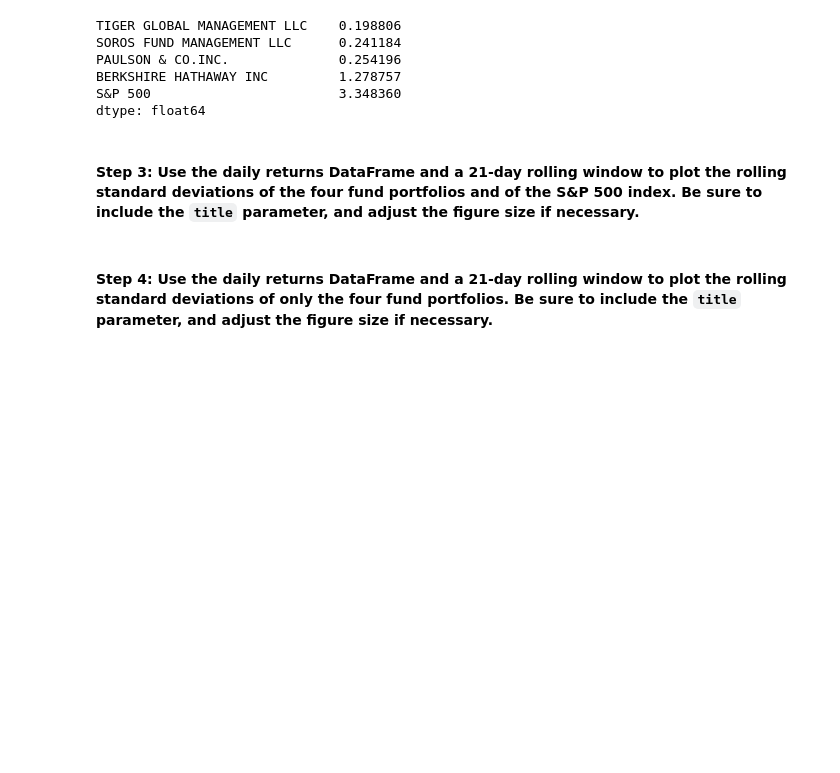
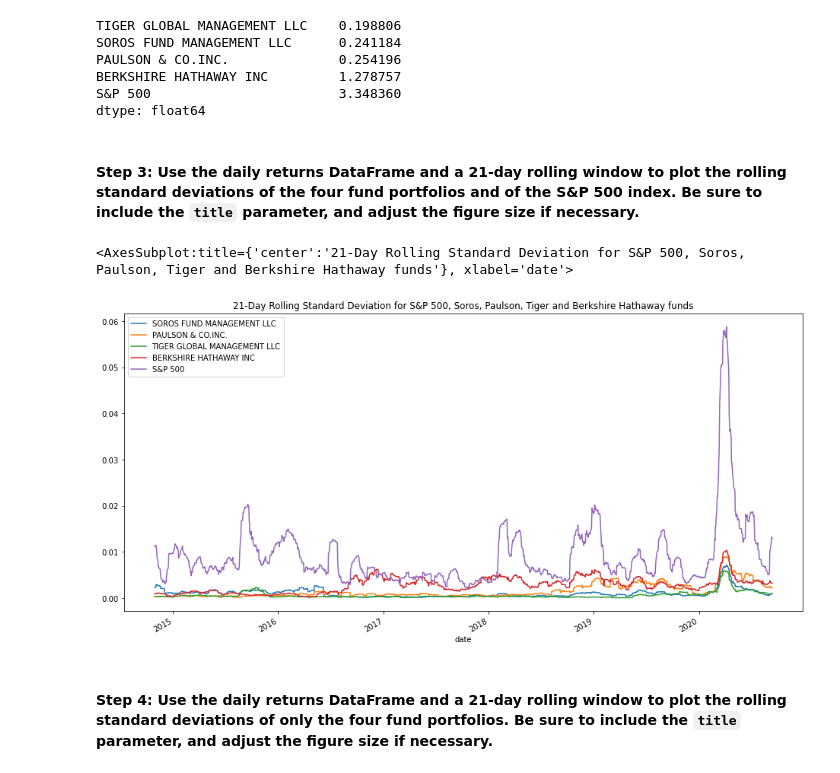
Before and after one commit to odhissm/asset_management, a Jupyter notebook: risk_assessment_app/risk_return_analysis.ipynb, the cells around one changed output. Saved outputs shown, nothing was run; the diff lists cells and outputs as text; code cells hidden in the pictures; blank space fills up the shorter version.

```diff
--- a/risk_assessment_app/risk_return_analysis.ipynb
+++ b/risk_assessment_app/risk_return_analysis.ipynb
@@ -284,8 +307,16 @@ dtype: float64
 # %%
 # Using the daily returns DataFrame and a 21-day rolling window,
 # plot the rolling standard deviation of the 4 portfolios and the S&P 500
 # Include a title parameter and adjust the figure size
 # YOUR CODE HERE
+# Plot a 21-Day rolling standard deviation for S&P 500, Soros, Paulson, Tiger and Berkshire Hathaway funds
+daily_returns.rolling(window=21).std().plot(
+    figsize = (16, 8),
+    title = "21-Day Rolling Standard Deviation for S&P 500, Soros, Paulson, Tiger and Berkshire Hathaway funds"
+)
+# %% [output]
+<AxesSubplot:title={'center':'21-Day Rolling Standard Deviation for S&P 500, Soros, Paulson, Tiger and Berkshire Hathaway funds'}, xlabel='date'>
+[figure, added]
 # %% [markdown]
 #### Step 4: Use the daily returns DataFrame and a 21-day rolling window to plot the rolling standard deviations of only the four fund portfolios. Be sure to include the `title` parameter, and adjust the figure size if necessary.
 # %%
```
Also changed, not shown: parts of 23 cells of this notebook.
